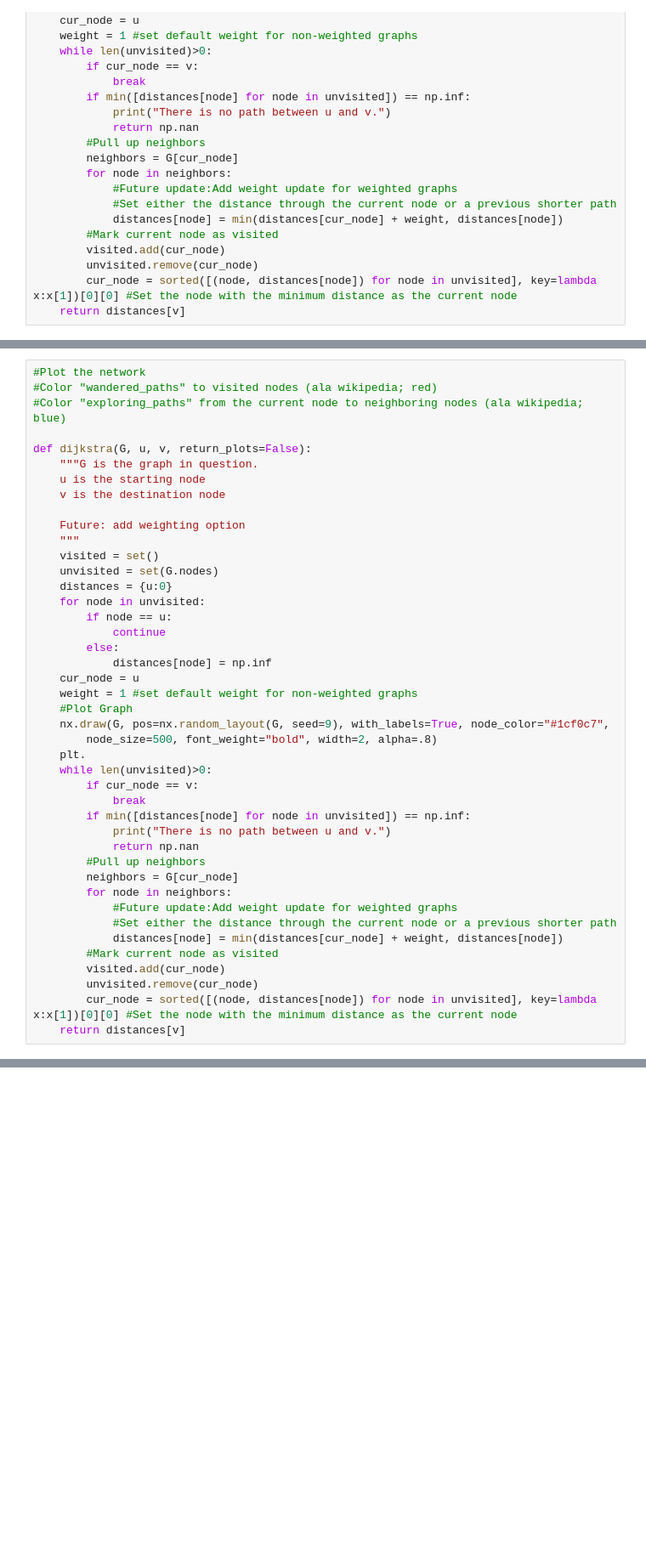
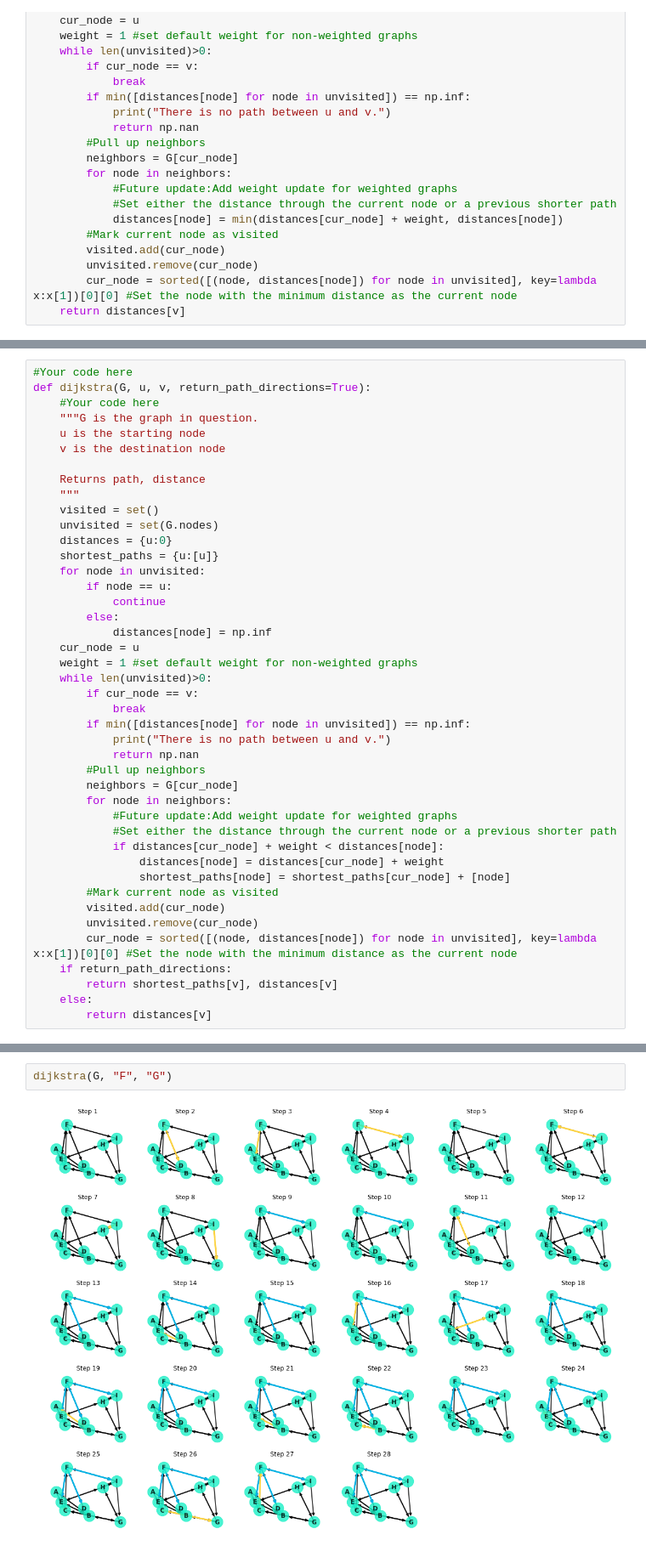
Before and after one commit to learn-co-curriculum/dsc-graph-theory-shortest-path-lab, a Jupyter notebook: index.ipynb, the cells around one changed output, grey strips where cells are left out. Shown at 85% size. Saved outputs shown, nothing was run; the diff lists cells and outputs as text; blank space fills up the shorter version.

```diff
--- a/index.ipynb
+++ b/index.ipynb
@@ -96,18 +119,17 @@ def dijkstra(G, u, v, return_plots=False):
 # %%
-#Plot the network
-#Color "wandered_paths" to visited nodes (ala wikipedia; red)
-#Color "exploring_paths" from the current node to neighboring nodes (ala wikipedia; blue)
-
-def dijkstra(G, u, v, return_plots=False):
+#Your code here
+def dijkstra(G, u, v, return_path_directions=True):
+    #Your code here
     """G is the graph in question.
     u is the starting node
     v is the destination node
 
-    Future: add weighting option
+    Returns path, distance
     """
     visited = set()
     unvisited = set(G.nodes)
     distances = {u:0}
+    shortest_paths = {u:[u]}
     for node in unvisited:
         if node == u:
             continue
@@ -115,10 +137,6 @@ def dijkstra(G, u, v, return_plots=False):
             distances[node] = np.inf
     cur_node = u
     weight = 1 #set default weight for non-weighted graphs
-    #Plot Graph
-    nx.draw(G, pos=nx.random_layout(G, seed=9), with_labels=True, node_color="#1cf0c7",
-        node_size=500, font_weight="bold", width=2, alpha=.8)
-    plt.
     while len(unvisited)>0:
         if cur_node == v:
             break
@@ -130,9 +148,14 @@ def dijkstra(G, u, v, return_plots=False):
         for node in neighbors:
             #Future update:Add weight update for weighted graphs
             #Set either the distance through the current node or a previous shorter path
-            distances[node] = min(distances[cur_node] + weight, distances[node])
+            if distances[cur_node] + weight < distances[node]:
+                distances[node] = distances[cur_node] + weight
+                shortest_paths[node] = shortest_paths[cur_node] + [node]
         #Mark current node as visited
         visited.add(cur_node)
         unvisited.remove(cur_node)
         cur_node = sorted([(node, distances[node]) for node in unvisited], key=lambda x:x[1])[0][0] #Set the node with the minimum distance as the current node
-    return distances[v]
+    if return_path_directions:
+        return shortest_paths[v], distances[v]
+    else:
+        return distances[v]
@@ -140,0 +275,4 @@ def dijkstra(G, u, v, return_plots=False):
+# %%
+dijkstra(G, "F", "G")
+# %% [output]
+[figure, added]
```
Also changed, not shown: parts of 13 cells of this notebook, 32 other files.
